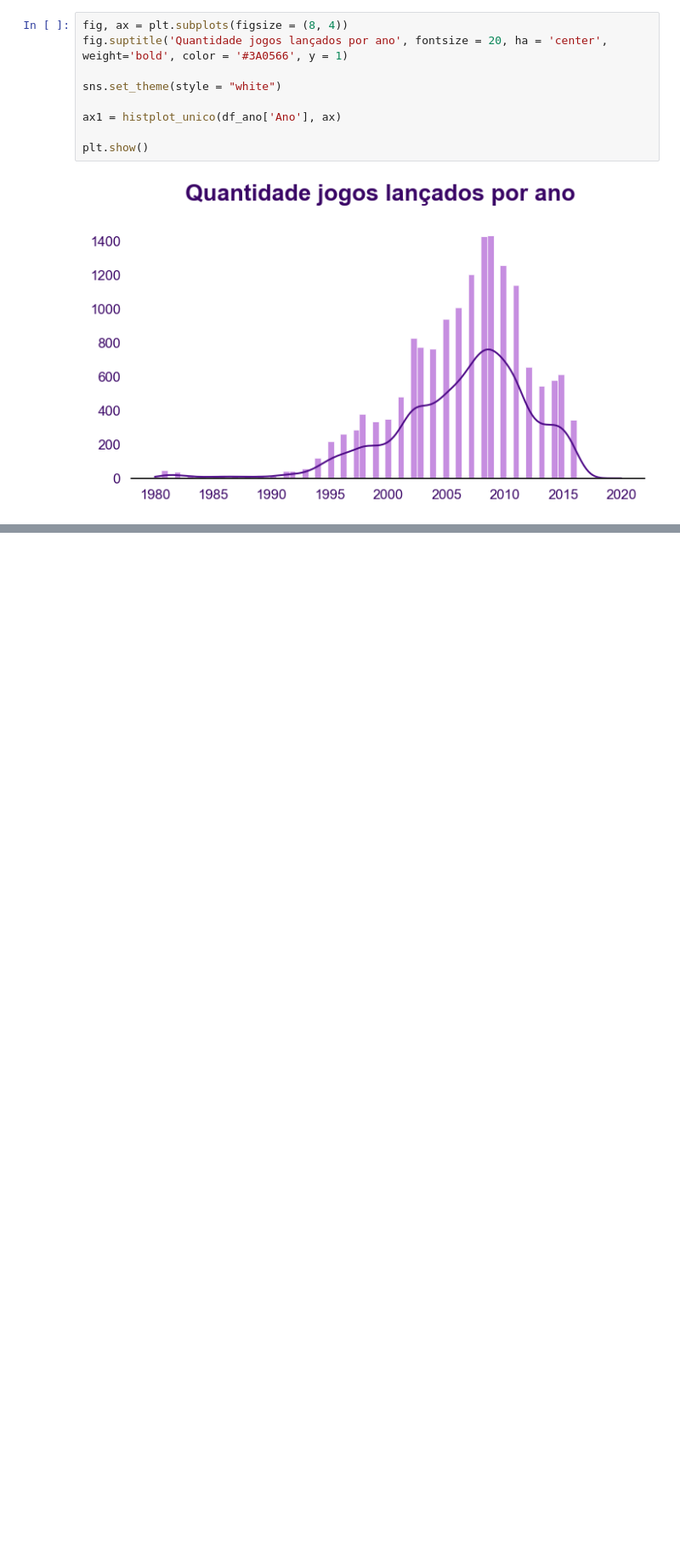
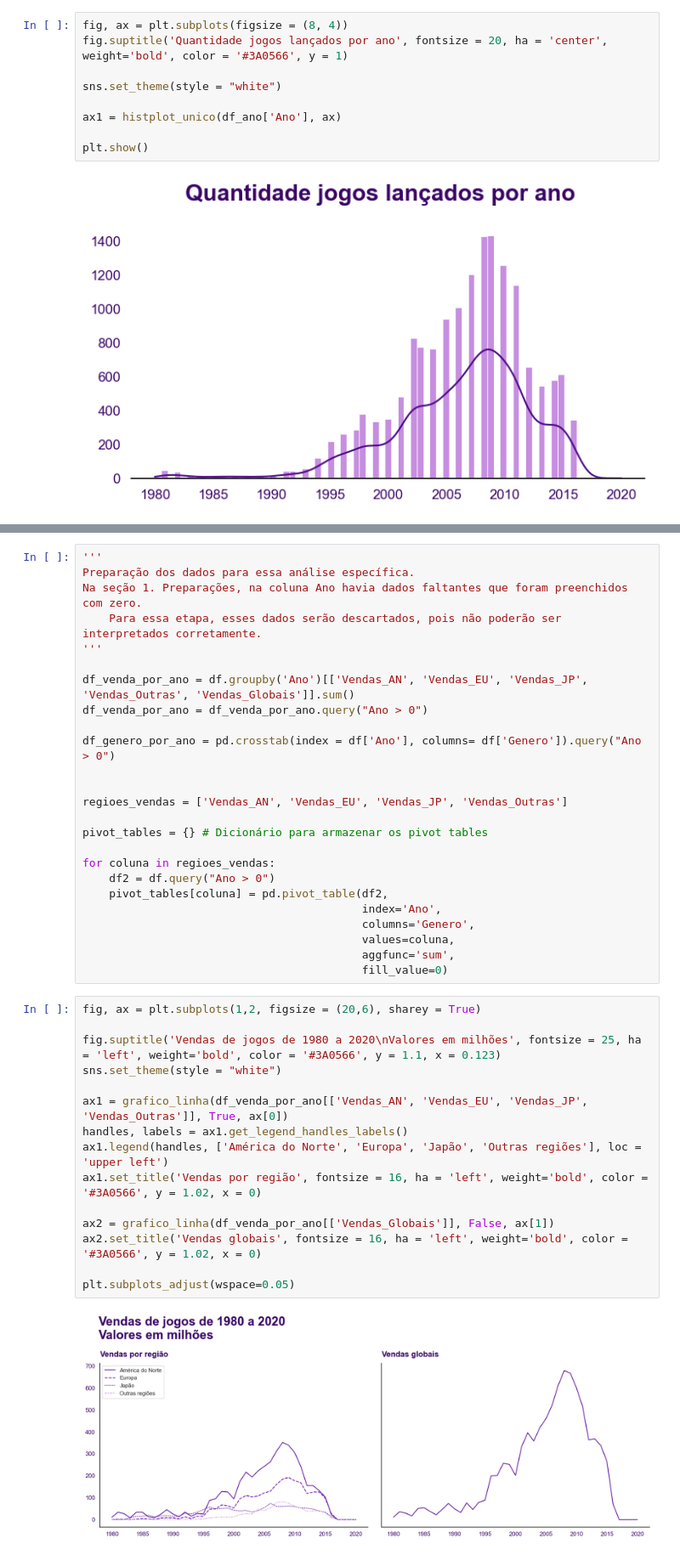
Before and after one commit to JHOliveira94/Portfolio_Recomendacao-de-jogos-digitais, a Jupyter notebook: notebook_recomendacao_jogos.ipynb, the cells around one changed output, grey strips where cells are left out. Shown at 85% size. Drawn from its saved outputs; the diff is of its cells as text; blank space fills up the shorter version.

```diff
--- a/notebook_recomendacao_jogos.ipynb
+++ b/notebook_recomendacao_jogos.ipynb
@@ -624,0 +812,42 @@ Verificação da estrutura do DataFrame construído:
+# %%
+'''
+Preparação dos dados para essa análise específica.
+Na seção 1. Preparações, na coluna Ano havia dados faltantes que foram preenchidos com zero.
+    Para essa etapa, esses dados serão descartados, pois não poderão ser interpretados corretamente.
+'''
+
+df_venda_por_ano = df.groupby('Ano')[['Vendas_AN', 'Vendas_EU', 'Vendas_JP', 'Vendas_Outras', 'Vendas_Globais']].sum()
+df_venda_por_ano = df_venda_por_ano.query("Ano > 0")
+
+df_genero_por_ano = pd.crosstab(index = df['Ano'], columns= df['Genero']).query("Ano > 0")
+
+
+regioes_vendas = ['Vendas_AN', 'Vendas_EU', 'Vendas_JP', 'Vendas_Outras']
+
+pivot_tables = {} # Dicionário para armazenar os pivot tables
+
+for coluna in regioes_vendas:
+    df2 = df.query("Ano > 0")
+    pivot_tables[coluna] = pd.pivot_table(df2,
+                                          index='Ano',
+                                          columns='Genero',
+                                          values=coluna,
+                                          aggfunc='sum',
+                                          fill_value=0)
+# %%
+fig, ax = plt.subplots(1,2, figsize = (20,6), sharey = True)
+
+fig.suptitle('Vendas de jogos de 1980 a 2020\nValores em milhões', fontsize = 25, ha = 'left', weight='bold', color = '#3A0566', y = 1.1, x = 0.123)
+sns.set_theme(style = "white")
+
+ax1 = grafico_linha(df_venda_por_ano[['Vendas_AN', 'Vendas_EU', 'Vendas_JP', 'Vendas_Outras']], True, ax[0])
+handles, labels = ax1.get_legend_handles_labels()
+ax1.legend(handles, ['América do Norte', 'Europa', 'Japão', 'Outras regiões'], loc = 'upper left')
+ax1.set_title('Vendas por região', fontsize = 16, ha = 'left', weight='bold', color = '#3A0566', y = 1.02, x = 0)
+
+ax2 = grafico_linha(df_venda_por_ano[['Vendas_Globais']], False, ax[1])
+ax2.set_title('Vendas globais', fontsize = 16, ha = 'left', weight='bold', color = '#3A0566', y = 1.02, x = 0)
+
+plt.subplots_adjust(wspace=0.05)
+# %% [output]
+[figure, added]
```
Also changed, not shown: parts of 37 cells of this notebook.
